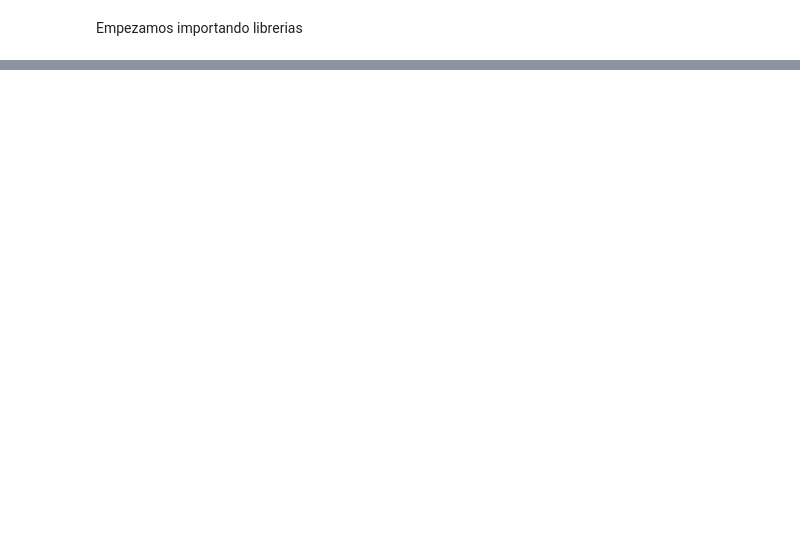
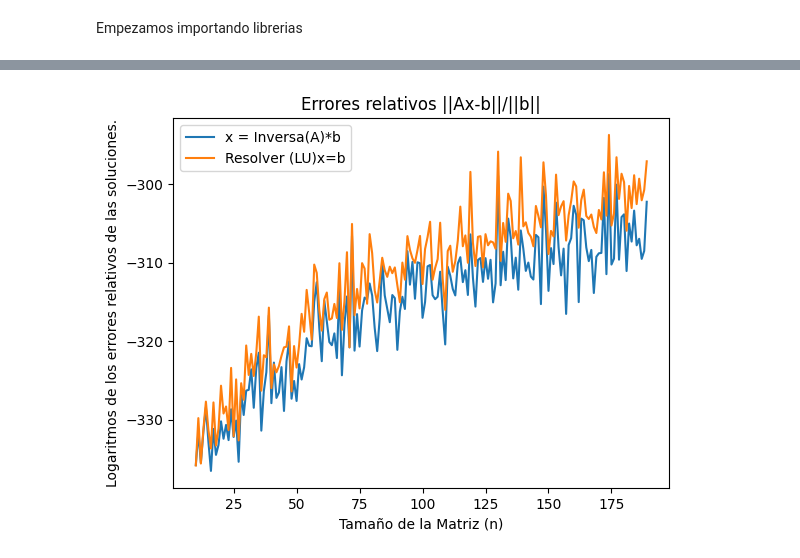
Before and after one commit to MatiMoran/TP1-ALC-2023-2C, a Jupyter notebook: tp1.ipynb, the cells around one changed output, grey strips where cells are left out. Saved outputs shown, nothing was run; the diff lists cells and outputs as text; code cells hidden in the pictures; blank space fills up the shorter version.

```diff
--- a/tp1.ipynb
+++ b/tp1.ipynb
@@ -350,0 +426,28 @@ plt.show()
+# %%
+#EJERCICIO 9
+
+v1 = np.array([])
+v2 = np.array([])
+
+# iterate over dimension 10 to 200
+for i in range(10,200):
+    v1_dimensional_benchmark_results = 0
+    v2_dimensional_benchmark_results = 0
+
+    #foreach dimension calculate 10 random matrices and check the relative log errors of the solutions
+    for k in range(10):
+        A = np.random.uniform(low=-1, high=1.0, size=(i,i))
+        b = np.random.uniform(low=-1, high=1.0, size=(i,))
+
+        #append results to the collections of errors
+        x1 = np.linalg.solve(A, b)
+        v1_dimensional_benchmark_results += np.log(relative_error(A, b, x1))
+
+        x2 = np.linalg.inv(A)@b
+        v2_dimensional_benchmark_results += np.log(relative_error(A, b, x2))
+
+    if(i % 10 == 0):
+        print("Iteration " + str(i))
+
+    v1 = np.append(v1, v1_dimensional_benchmark_results)
+    v2 = np.append(v2, v2_dimensional_benchmark_results)
@@ -350,0 +474,13 @@ plt.show()
+# %%
+# Crear el gráfico
+
+n = np.arange(10, len (v1))
+plt.plot(n,v1[10:], label='x = Inversa(A)*b')
+plt.plot(n,v2[10:], label='Resolver (LU)x=b')
+plt.title('Errores relativos ||Ax-b||/||b||')
+plt.xlabel('Tamaño de la Matriz (n)')
+plt.ylabel('Logaritmos de los errores relativos')
+plt.legend()
+plt.show()
+# %% [output]
+[figure, added]
```
Also changed, not shown: parts of 38 cells of this notebook.
